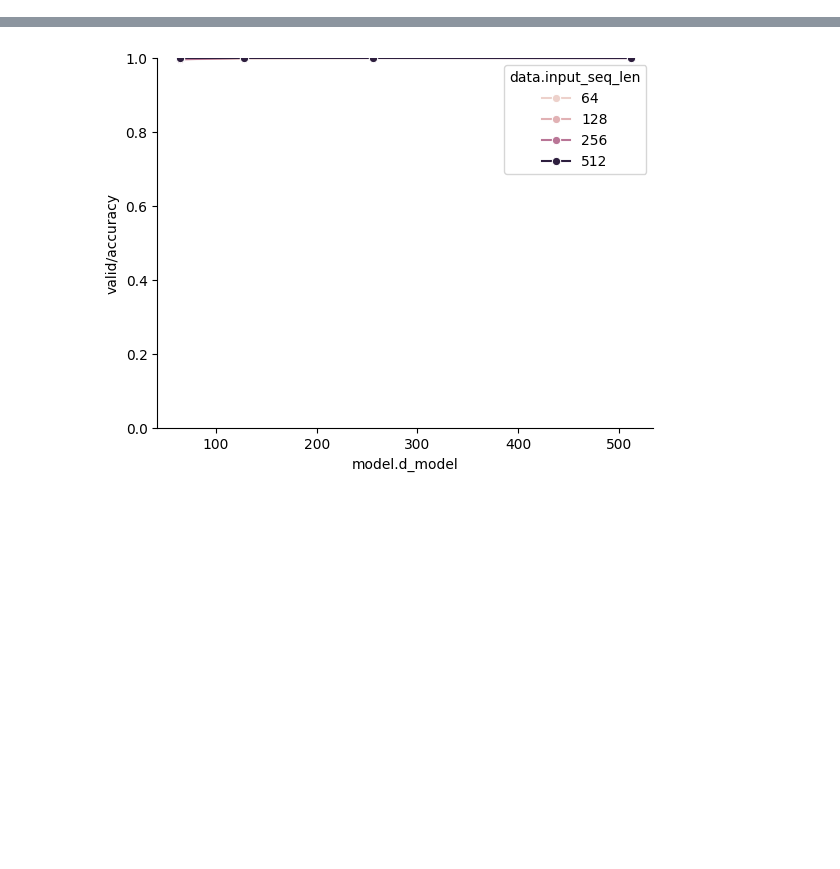
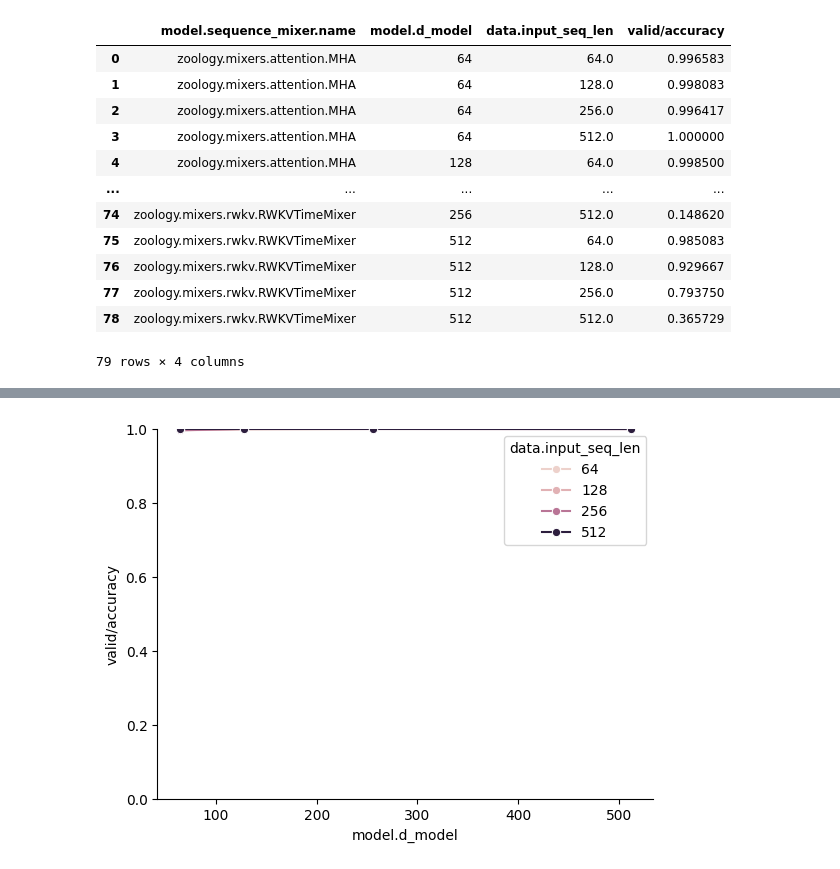
Before and after one commit to HazyResearch/zoology, a Jupyter notebook: zoology/analysis/scratch.ipynb, the cells around one changed output, grey strips where cells are left out. Saved outputs shown, nothing was run; the diff lists cells and outputs as text; code cells hidden in the pictures; blank space fills up the shorter version.

```diff
--- a/zoology/analysis/scratch.ipynb
+++ b/zoology/analysis/scratch.ipynb
@@ -27,0 +46,7 @@ df = fetch_wandb_runs(
+# %%
+plot_df = df.groupby([
+    "model.sequence_mixer.name",
+    "model.d_model",
+    "data.input_seq_len",
+    "learning_rate"
+])["valid/accuracy"].max().reset_index()
@@ -28,3 +73,19 @@ df = fetch_wandb_runs(
+# %%
+plot_df
+# %% [output]
+|  | model.sequence_mixer.name | model.d_model | data.input_seq_len | valid/accuracy |
+| 0 | zoology.mixers.attention.MHA | 64 | 64.0 | 0.996583 |
+| 1 | zoology.mixers.attention.MHA | 64 | 128.0 | 0.998083 |
+| 2 | zoology.mixers.attention.MHA | 64 | 256.0 | 0.996417 |
+| 3 | zoology.mixers.attention.MHA | 64 | 512.0 | 1.000000 |
+| 4 | zoology.mixers.attention.MHA | 128 | 64.0 | 0.998500 |
+| ... | ... | ... | ... | ... |
+| 74 | zoology.mixers.rwkv.RWKVTimeMixer | 256 | 512.0 | 0.148620 |
+| 75 | zoology.mixers.rwkv.RWKVTimeMixer | 512 | 64.0 | 0.985083 |
+| 76 | zoology.mixers.rwkv.RWKVTimeMixer | 512 | 128.0 | 0.929667 |
+| 77 | zoology.mixers.rwkv.RWKVTimeMixer | 512 | 256.0 | 0.793750 |
+| 78 | zoology.mixers.rwkv.RWKVTimeMixer | 512 | 512.0 | 0.365729 |
+79 rows × 4 columns
 # %%
 plot(df)
 # %% [output]
```
Also changed, not shown: parts of 6 cells of this notebook, 7 other files.
